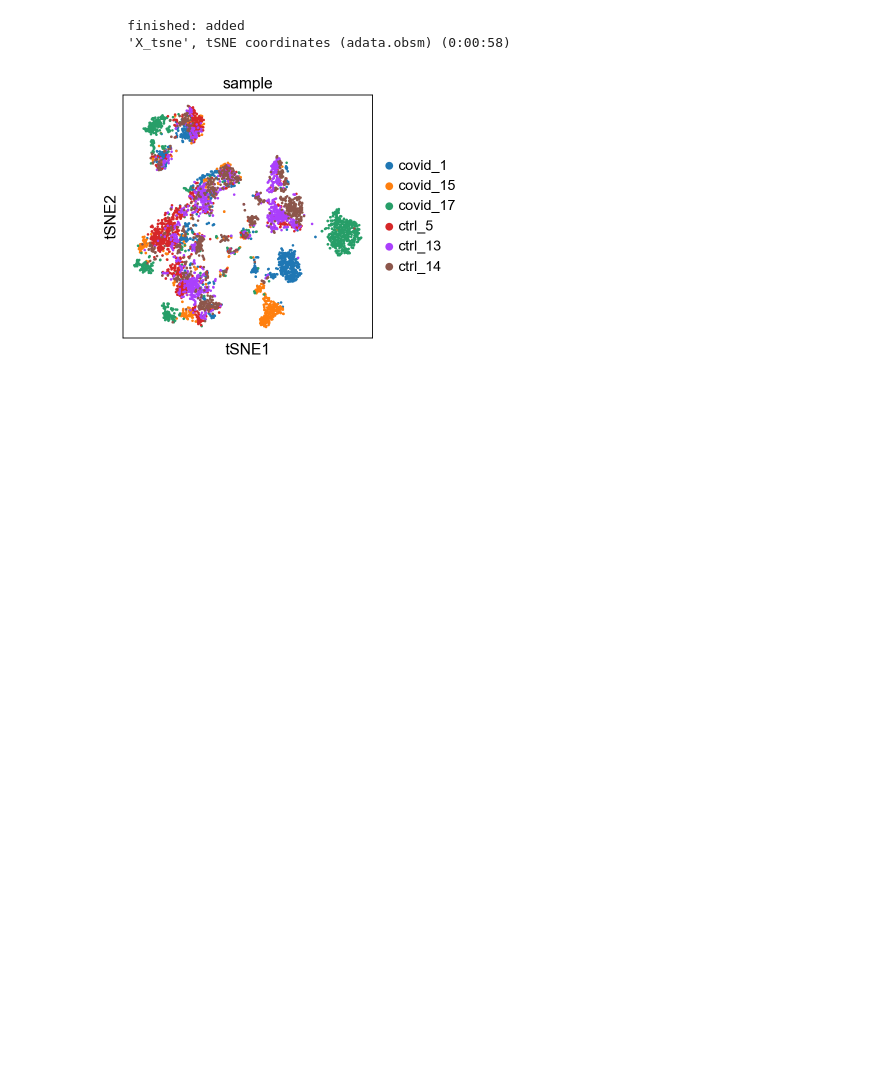
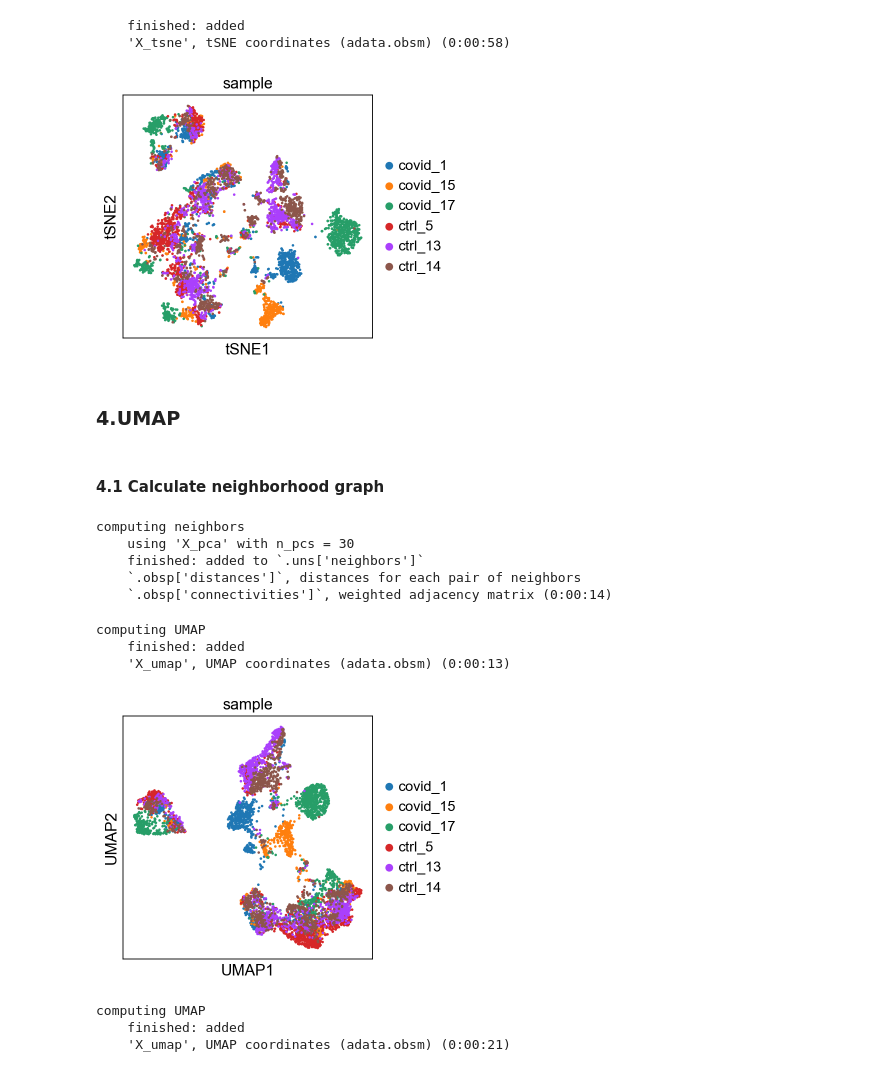
Before and after one commit to mujtababarsi/Covid-19-single-cell-analysis-Scanpy, a Jupyter notebook: Dimensionality reduction.ipynb, the cells around one changed output. Cells and saved outputs as stored; diff of their text form; code cells hidden in the pictures; blank space fills up the shorter version.

Commit message:
umap

```diff
--- a/Dimensionality reduction.ipynb
+++ b/Dimensionality reduction.ipynb
@@ -126,3 +126,32 @@ computing tSNE
 sc.pl.tsne(adata, color='sample')
 # %% [output]
 [figure]
+# %% [markdown]
+### 4.UMAP
+# %% [markdown]
+#### 4.1  Calculate neighborhood graph
+# %%
+sc.pp.neighbors(adata, n_pcs = 30, n_neighbors = 20)
+# %% [output]
+computing neighbors
+    using 'X_pca' with n_pcs = 30
+    finished: added to `.uns['neighbors']`
+    `.obsp['distances']`, distances for each pair of neighbors
+    `.obsp['connectivities']`, weighted adjacency matrix (0:00:14)
+# %%
+sc.tl.umap(adata)
+# %% [output]
+computing UMAP
+    finished: added
+    'X_umap', UMAP coordinates (adata.obsm) (0:00:13)
+# %%
+sc.pl.umap(adata, color='sample')
+# %% [output]
+[figure, added]
+# %%
+# for 10 components
+umap10 = sc.tl.umap(adata, n_components=10, copy=True)
+# %% [output]
+computing UMAP
+    finished: added
+    'X_umap', UMAP coordinates (adata.obsm) (0:00:21)
```
Also changed, not shown: parts of 1 cell of this notebook.
